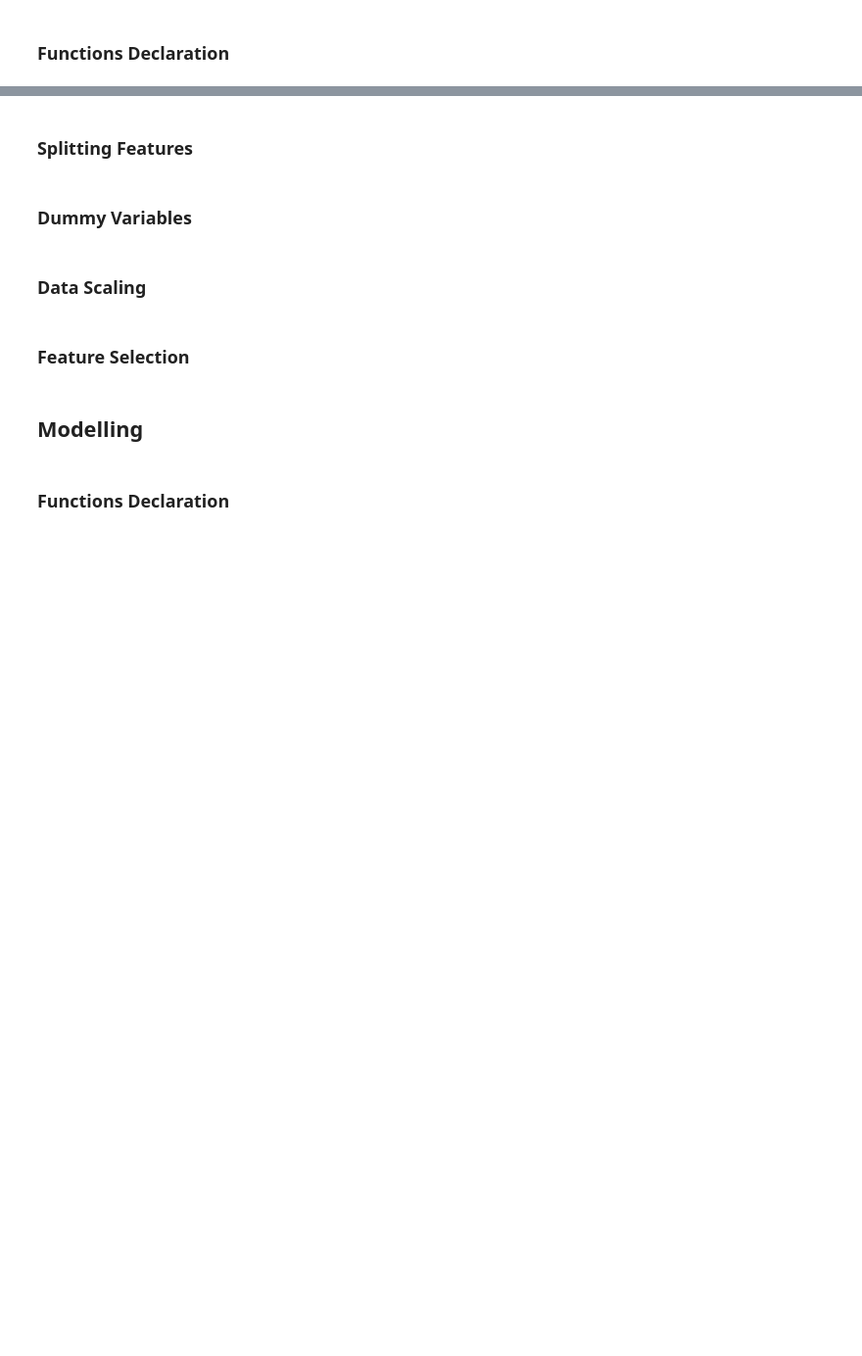
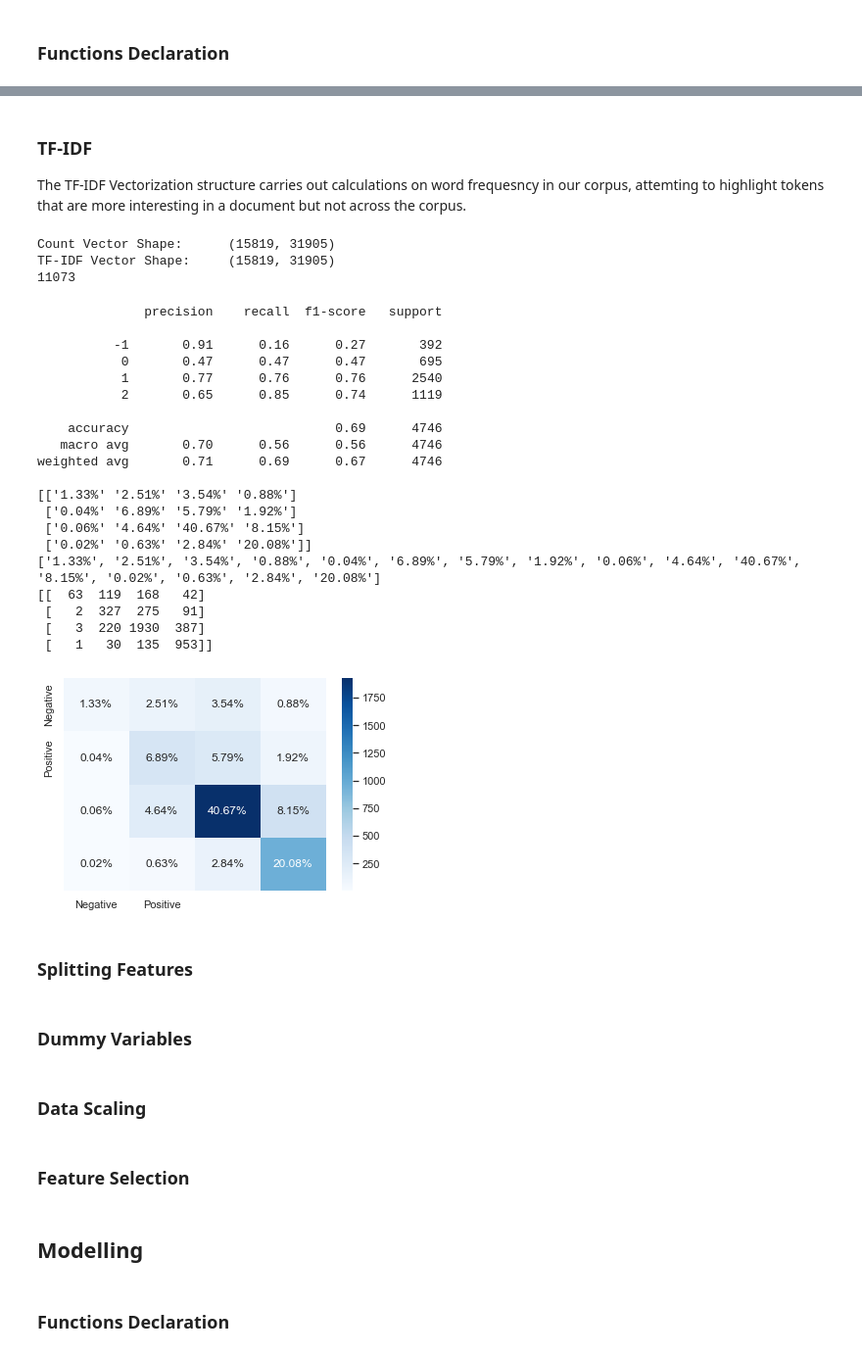
Before and after one commit to JessWN/2110ACDS_T13, a Jupyter notebook: 2110ACDS_T13.ipynb, the cells around one changed output, grey strips where cells are left out. Shown at 98% size. Cells and saved outputs as stored; diff of their text form; code cells hidden in the pictures; blank space fills up the shorter version.

```diff
--- a/2110ACDS_T13.ipynb
+++ b/2110ACDS_T13.ipynb
@@ -531,0 +551,4 @@ raw_train_df['sentiment'].value_counts().plot(kind = 'bar')
+# %%
+tfidf_vectorizer = TfidfVectorizer()
+hashing_vectorizer = HashingVectorizer(n_features = 4000)
+count_vectorizer = CountVectorizer()
@@ -531,0 +562,54 @@ raw_train_df['sentiment'].value_counts().plot(kind = 'bar')
+# %% [markdown]
+### TF-IDF
+The TF-IDF Vectorization structure carries out calculations on word frequesncy in our corpus, attemting to highlight tokens that are more interesting in a document but not across the corpus.
+# %%
+X_train, X_test, y_train, y_test = \
+    train_test_split(train_df['message'],
+                        train_df['sentiment'],
+                        test_size=0.3,
+                        random_state=0)
+# %%
+text =train_df.message
+# text
+# tfidf_vectorizer.fit(text)
+# # print(tfidf_vectorizer.vocabulary_)
+# print(tfidf_vectorizer.idf_)
+hash_X_train = hashing_vectorizer.transform(X_train)
+count_X_train = count_vectorizer.transform(X_train)
+tfidf_X_train = tfidf_vectorizer.transform(X_train)
+hash_X_test= hashing_vectorizer.transform(X_test)
+count_X_test = count_vectorizer.transform(X_test)
+tfidf_X_test = tfidf_vectorizer.transform(X_test)
+print('Count Vector Shape: \t {}'.format(count_vector.shape))
+print('TF-IDF Vector Shape: \t {}'.format(tfidf_vector.shape))
+print(len(X_train))
+# print(vector.toarray())
+# %% [output]
+Count Vector Shape:      (15819, 31905)
+TF-IDF Vector Shape:     (15819, 31905)
+11073
+# %%
+BNBModel = BernoulliNB()
+fit_eval_model(BNBModel, tfidf_X_train,tfidf_X_test)
+# %% [output]
+              precision    recall  f1-score   support
+
+          -1       0.91      0.16      0.27       392
+           0       0.47      0.47      0.47       695
+           1       0.77      0.76      0.76      2540
+           2       0.65      0.85      0.74      1119
+
+    accuracy                           0.69      4746
+   macro avg       0.70      0.56      0.56      4746
+weighted avg       0.71      0.69      0.67      4746
+
+[['1.33%' '2.51%' '3.54%' '0.88%']
+ ['0.04%' '6.89%' '5.79%' '1.92%']
+ ['0.06%' '4.64%' '40.67%' '8.15%']
+ ['0.02%' '0.63%' '2.84%' '20.08%']]
+['1.33%', '2.51%', '3.54%', '0.88%', '0.04%', '6.89%', '5.79%', '1.92%', '0.06%', '4.64%', '40.67%', '8.15%', '0.02%', '0.63%', '2.84%', '20.08%']
+[[  63  119  168   42]
+ [   2  327  275   91]
+ [   3  220 1930  387]
+ [   1   30  135  953]]
+[figure, added]
```
Also changed, not shown: parts of 16 cells of this notebook, 1 other file.
